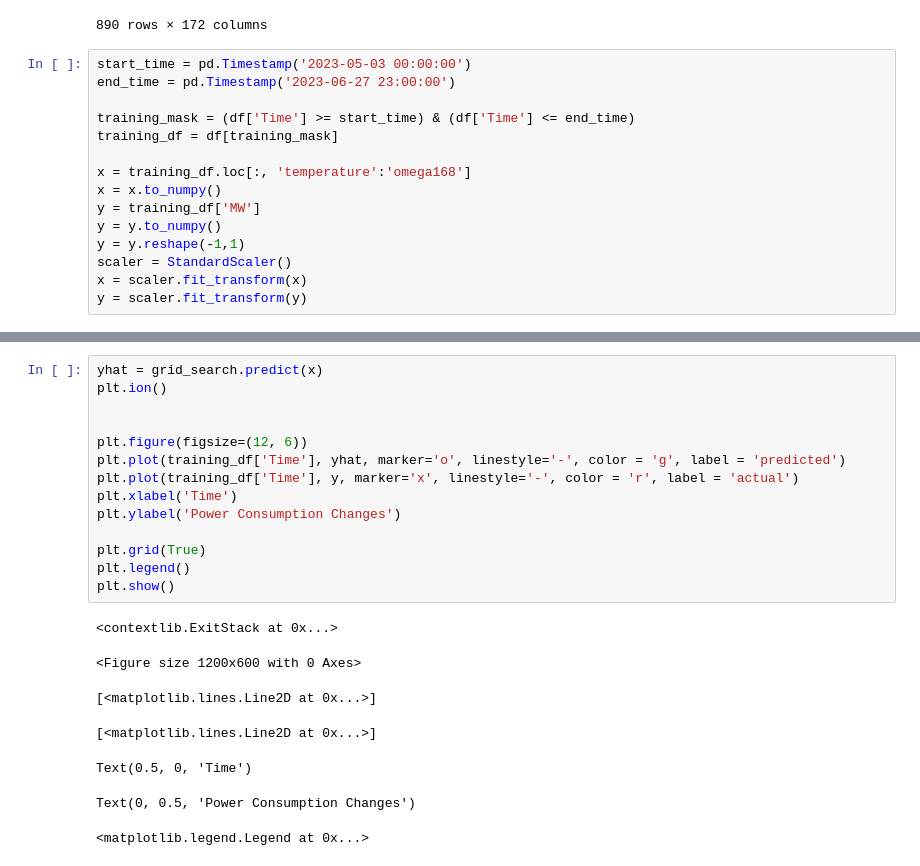
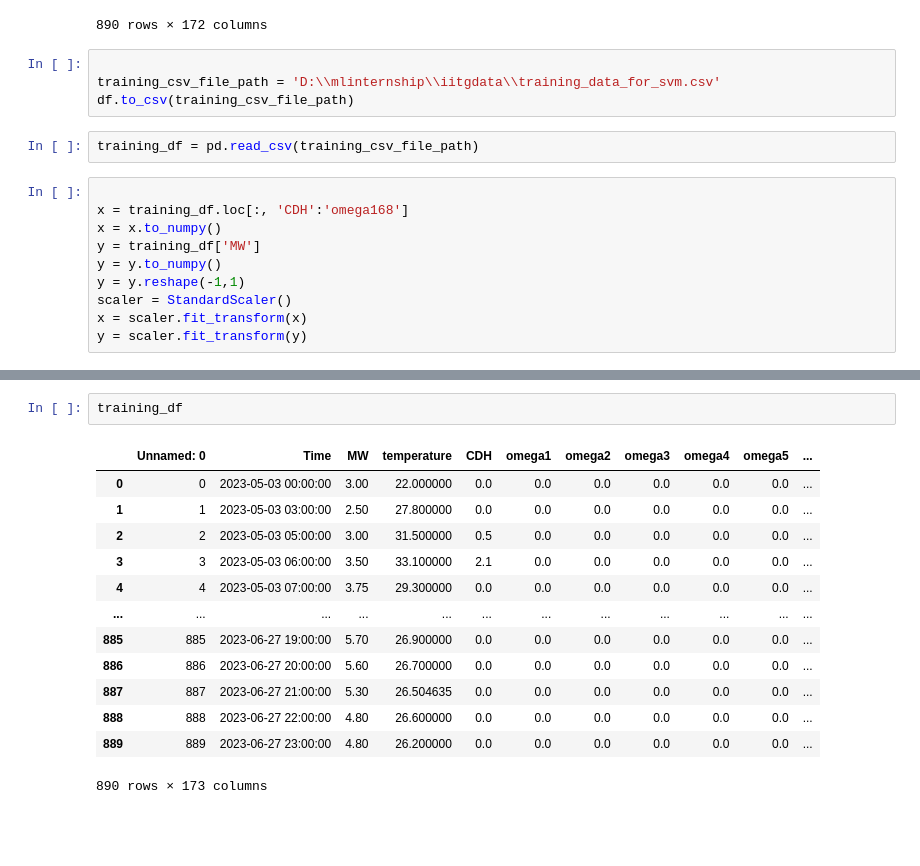
Before and after one commit to jainaryan/power-predict, a Jupyter notebook: svm_data_preprocessing.ipynb, the cells around one changed output, grey strips where cells are left out. Saved outputs shown, nothing was run; the diff lists cells and outputs as text; blank space fills up the shorter version.

Commit message:
changed file: it now cleans the data and stores it in a csv

```diff
--- a/svm_trial.ipynb
+++ b/svm_data_preprocessing.ipynb
@@ -252,14 +250,15 @@ df
 | 888 | 2023-06-27 22:00:00 | 4.8 | 26.6 | 0.0 | 0.0 | 0.0 | 0.0 | 0.0 | 0.0 | 0.0 | ... | ... |
 | 889 | 2023-06-27 23:00:00 | 4.8 | 26.2 | 0.0 | 0.0 | 0.0 | 0.0 | 0.0 | 0.0 | 0.0 | ... | ... |
 890 rows × 172 columns
+# %%
+
+training_csv_file_path = 'D:\\mlinternship\\iitgdata\\training_data_for_svm.csv'
+df.to_csv(training_csv_file_path)
+# %%
+training_df = pd.read_csv(training_csv_file_path)
 # %%
-start_time = pd.Timestamp('2023-05-03 00:00:00')
-end_time = pd.Timestamp('2023-06-27 23:00:00')
 
-training_mask = (df['Time'] >= start_time) & (df['Time'] <= end_time)
-training_df = df[training_mask]
-
-x = training_df.loc[:, 'temperature':'omega168']
+x = training_df.loc[:, 'CDH':'omega168']
 x = x.to_numpy()
 y = training_df['MW']
 y = y.to_numpy()
@@ -320,22 +269,16 @@ score of the model:  0.665300592896449
-# %%
-yhat = grid_search.predict(x)
-plt.ion()
-
-
-plt.figure(figsize=(12, 6))
-plt.plot(training_df['Time'], yhat, marker='o', linestyle='-', color = 'g', label = 'predicted')
-plt.plot(training_df['Time'], y, marker='x', linestyle='-', color = 'r', label = 'actual')
-plt.xlabel('Time')
-plt.ylabel('Power Consumption Changes')
-
-plt.grid(True)
-plt.legend()
-plt.show()
-# %% [output]
-<contextlib.ExitStack at 0x...>
-<Figure size 1200x600 with 0 Axes>
-[<matplotlib.lines.Line2D at 0x...>]
-[<matplotlib.lines.Line2D at 0x...>]
-Text(0.5, 0, 'Time')
-Text(0, 0.5, 'Power Consumption Changes')
-<matplotlib.legend.Legend at 0x...>
+# %%
+training_df
+# %% [output]
+|  | Unnamed: 0 | Time | MW | temperature | CDH | omega1 | omega2 | omega3 | omega4 | omega5 | ... |
+| 0 | 0 | 2023-05-03 00:00:00 | 3.00 | 22.000000 | 0.0 | 0.0 | 0.0 | 0.0 | 0.0 | 0.0 | ... |
+| 1 | 1 | 2023-05-03 03:00:00 | 2.50 | 27.800000 | 0.0 | 0.0 | 0.0 | 0.0 | 0.0 | 0.0 | ... |
+| 2 | 2 | 2023-05-03 05:00:00 | 3.00 | 31.500000 | 0.5 | 0.0 | 0.0 | 0.0 | 0.0 | 0.0 | ... |
+| 3 | 3 | 2023-05-03 06:00:00 | 3.50 | 33.100000 | 2.1 | 0.0 | 0.0 | 0.0 | 0.0 | 0.0 | ... |
+| 4 | 4 | 2023-05-03 07:00:00 | 3.75 | 29.300000 | 0.0 | 0.0 | 0.0 | 0.0 | 0.0 | 0.0 | ... |
+| ... | ... | ... | ... | ... | ... | ... | ... | ... | ... | ... | ... |
+| 885 | 885 | 2023-06-27 19:00:00 | 5.70 | 26.900000 | 0.0 | 0.0 | 0.0 | 0.0 | 0.0 | 0.0 | ... |
+| 886 | 886 | 2023-06-27 20:00:00 | 5.60 | 26.700000 | 0.0 | 0.0 | 0.0 | 0.0 | 0.0 | 0.0 | ... |
+| 887 | 887 | 2023-06-27 21:00:00 | 5.30 | 26.504635 | 0.0 | 0.0 | 0.0 | 0.0 | 0.0 | 0.0 | ... |
+| 888 | 888 | 2023-06-27 22:00:00 | 4.80 | 26.600000 | 0.0 | 0.0 | 0.0 | 0.0 | 0.0 | 0.0 | ... |
+| 889 | 889 | 2023-06-27 23:00:00 | 4.80 | 26.200000 | 0.0 | 0.0 | 0.0 | 0.0 | 0.0 | 0.0 | ... |
+890 rows × 173 columns
```
Also changed, not shown: parts of 8 cells of this notebook.
